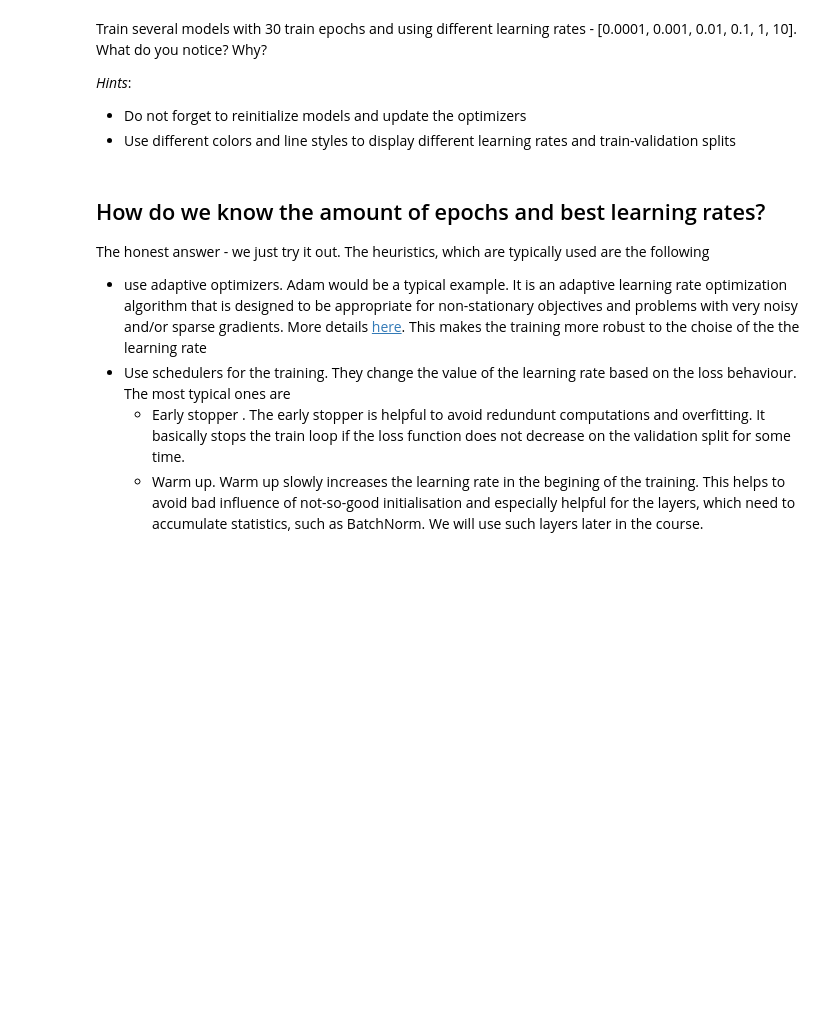
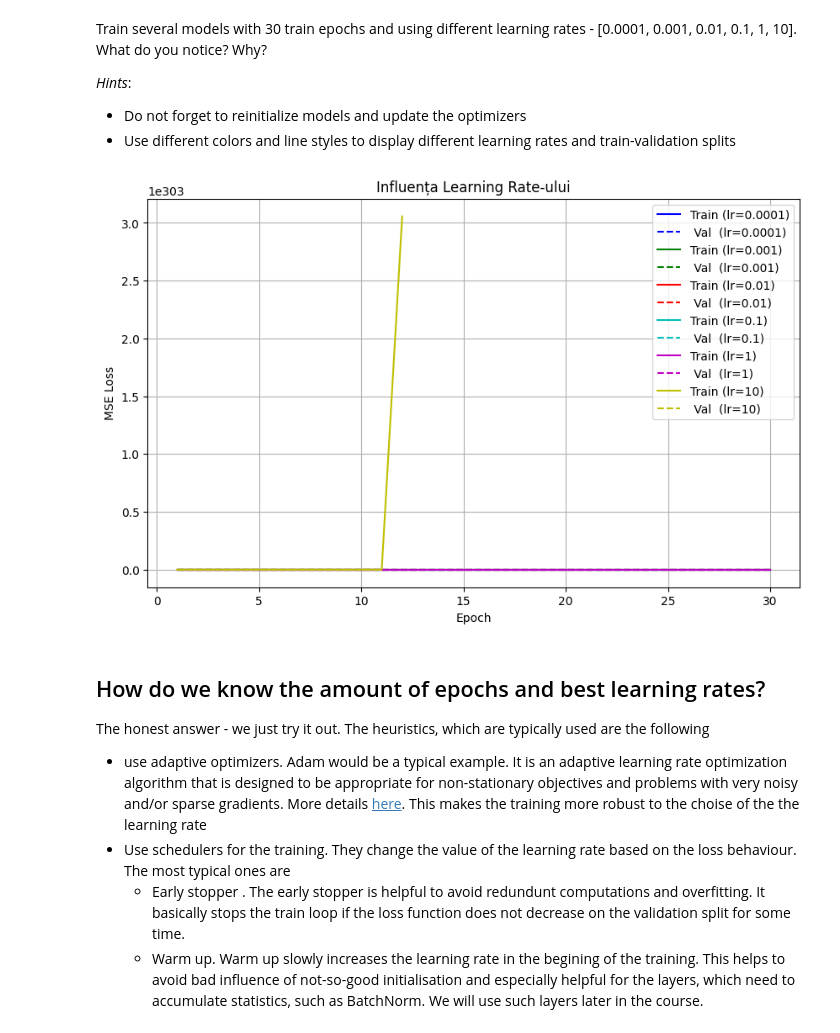
Before and after one commit to klaus0005/ML-Practicals---SoSe25-, a Jupyter notebook: 2_Lilien_Borcherding_Claudiu_Panainte_Henry_Bolte.ipynb, the cells around one changed output. Drawn from its saved outputs; the diff is of its cells as text; code cells hidden in the pictures; blank space fills up the shorter version.

```diff
--- a/2_Lilien_Borcherding_Claudiu_Panainte_Henry_Bolte.ipynb
+++ b/2_Lilien_Borcherding_Claudiu_Panainte_Henry_Bolte.ipynb
@@ -330,14 +329,14 @@ import torch
 from torch.utils.data import random_split
 
 # 10 % für Validation, 90 % für Training
-train_size = int(0.9 * len(dataset_train))
-val_size   = len(dataset_train) - train_size
+train_size = int(0.9 * len(tmp_dataset))
+val_size   = len(tmp_dataset) - train_size
 
 # fix global seed für reproducibility
 torch.manual_seed(0)
 
 conductor_train, conductor_val = random_split(
-    dataset_train,
+    tmp_dataset,
     [train_size, val_size]
 )
 # %%
@@ -362,8 +361,9 @@ val_dataloader = DataLoader(
     batch_size=batch_size,
     shuffle=False
 )
+test_ds = ConductorDataset(test, target_clm, normalise=False)
 test_dataloader = DataLoader(
-    dataset_test,
+    test_ds,
     batch_size=batch_size,
     shuffle=False
 )
@@ -373,5 +373,5 @@ Let's get a data point now to see what we're dealing with.
 For this, you might want to check out how python's iterator protocol works. It's simple and will give you an important insight into python: https://wiki.python.org/moin/Iterator.
 # %%
 # TODO get an element of the train_dataloader
-batch = next(iter(train_dataloader))
-x_batch, y_batch = batch
+x, y = next(iter(train_dataloader))
+print(x.shape, y.shape)
@@ -751,3 +784,22 @@ num_epochs = 30
+# %%
+## TODO plot the losses from different models. What do you see and why?
+plt.figure(figsize=(10,6))
+colors = ['b','g','r','c','m','y']
+for i, lr in enumerate(learning_rates):
+    tr, va = results[lr]
+    plt.plot(range(1, num_epochs+1), tr, color=colors[i], linestyle='-',
+             label=f'Train (lr={lr})')
+    plt.plot(range(1, num_epochs+1), va, color=colors[i], linestyle='--',
+             label=f' Val  (lr={lr})')
+
+plt.xlabel('Epoch')
+plt.ylabel('MSE Loss')
+plt.title('Influența Learning Rate-ului')
+plt.legend()
+plt.grid(True)
+plt.show()
+# %% [output]
+[figure, added]
 # %% [markdown]
 ## How do we know the amount of epochs and best learning rates?
 
```
Also changed, not shown: parts of 20 cells of this notebook, 1 other file.
